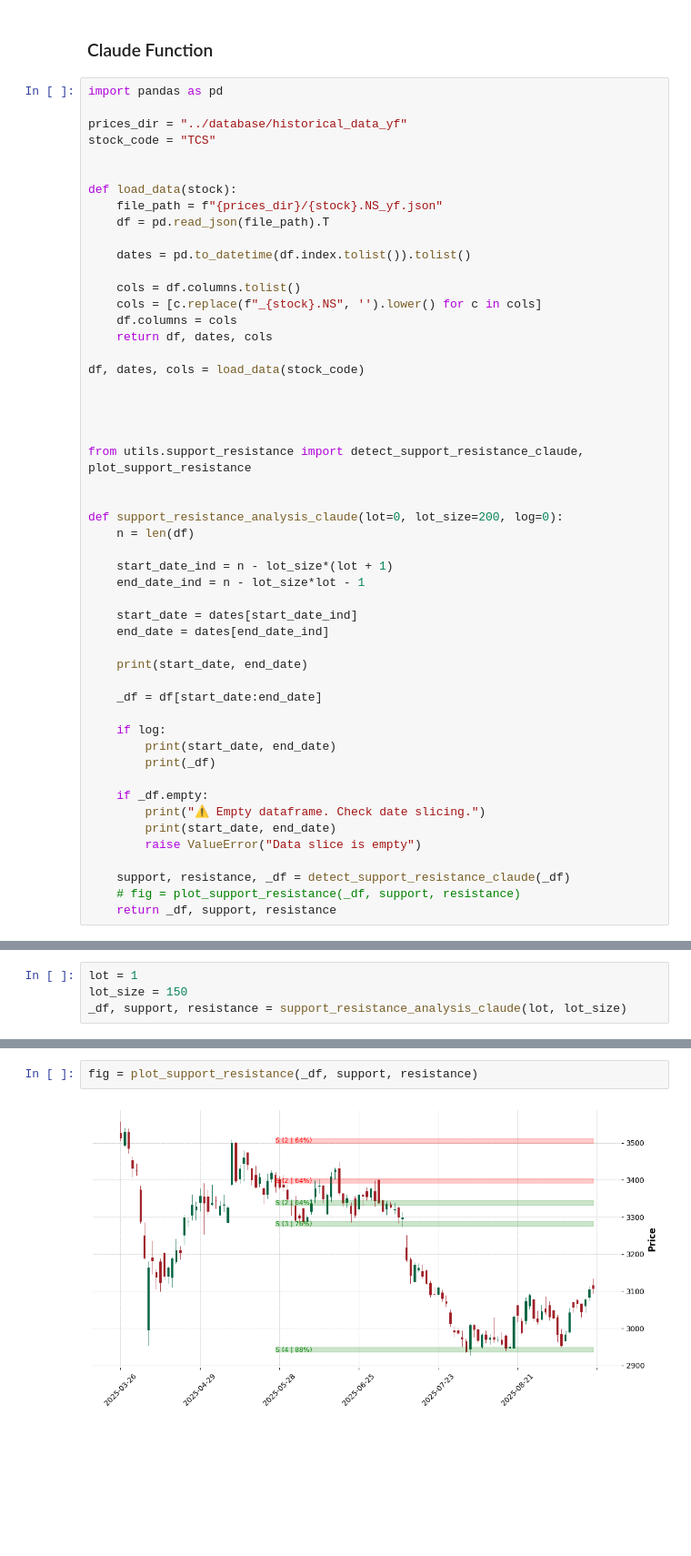
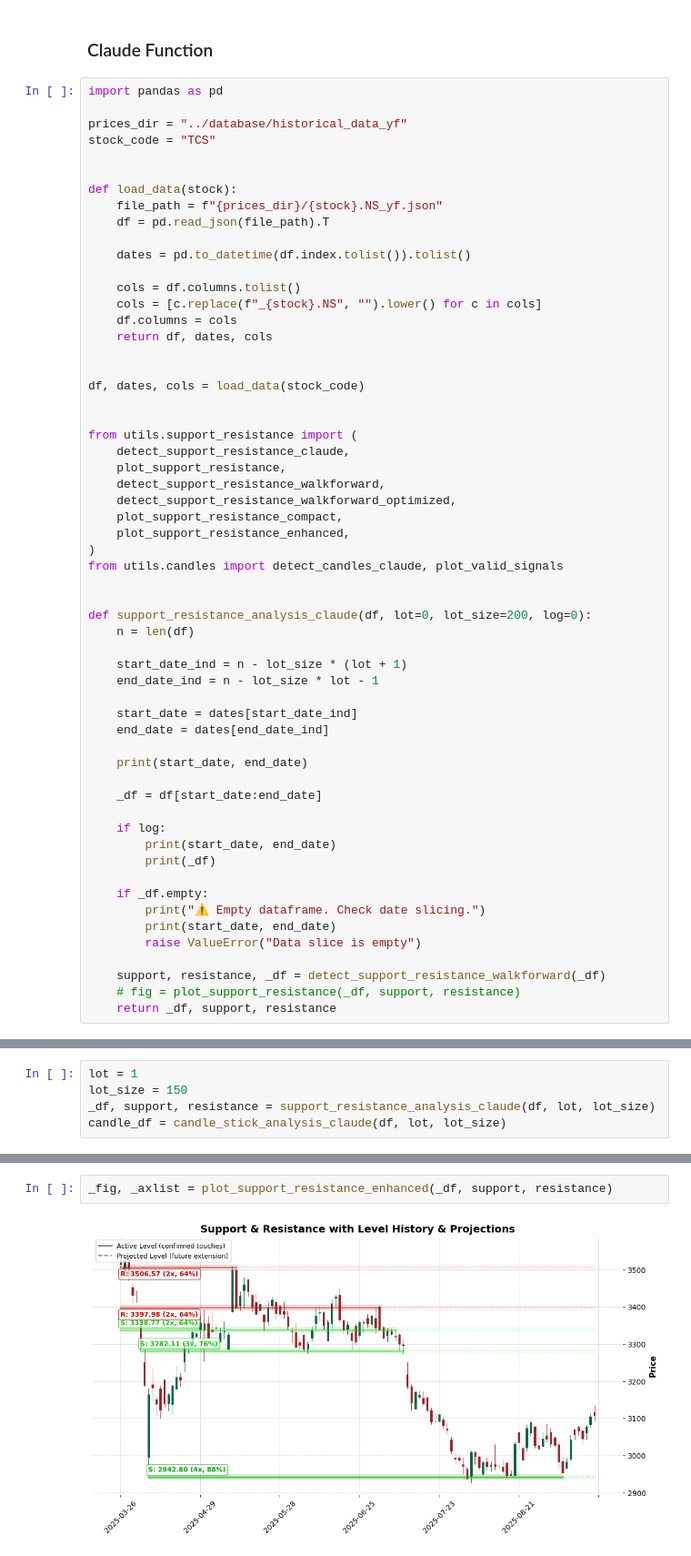
Before and after one commit to iamtatha/BruteQuantLabs, a Jupyter notebook: analysis_scripts/support_resistance.ipynb, the cells around one changed output, grey strips where cells are left out. Shown at 91% size. Cells and saved outputs as stored; diff of their text form; blank space fills up the shorter version.

```diff
--- a/analysis_scripts/support_resistance.ipynb
+++ b/analysis_scripts/support_resistance.ipynb
@@ -79,23 +78,30 @@ def load_data(stock):
     dates = pd.to_datetime(df.index.tolist()).tolist()
 
     cols = df.columns.tolist()
-    cols = [c.replace(f"_{stock}.NS", '').lower() for c in cols]
+    cols = [c.replace(f"_{stock}.NS", "").lower() for c in cols]
     df.columns = cols
     return df, dates, cols
+
 
 df, dates, cols = load_data(stock_code)
 
 
+from utils.support_resistance import (
+    detect_support_resistance_claude,
+    plot_support_resistance,
+    detect_support_resistance_walkforward,
+    detect_support_resistance_walkforward_optimized,
+    plot_support_resistance_compact,
+    plot_support_resistance_enhanced,
+)
+from utils.candles import detect_candles_claude, plot_valid_signals
 
 
-from utils.support_resistance import detect_support_resistance_claude, plot_support_resistance
-
-
-def support_resistance_analysis_claude(lot=0, lot_size=200, log=0):
+def support_resistance_analysis_claude(df, lot=0, lot_size=200, log=0):
     n = len(df)
 
-    start_date_ind = n - lot_size*(lot + 1)
-    end_date_ind = n - lot_size*lot - 1
+    start_date_ind = n - lot_size * (lot + 1)
+    end_date_ind = n - lot_size * lot - 1
 
     start_date = dates[start_date_ind]
     end_date = dates[end_date_ind]
@@ -113,6 +119,6 @@ def support_resistance_analysis_claude(lot=0, lot_size=200, log=0):
         print(start_date, end_date)
         raise ValueError("Data slice is empty")
 
-    support, resistance, _df = detect_support_resistance_claude(_df)
+    support, resistance, _df = detect_support_resistance_walkforward(_df)
     # fig = plot_support_resistance(_df, support, resistance)
     return _df, support, resistance
@@ -119,6 +150,7 @@ def support_resistance_analysis_claude(lot=0, lot_size=200, log=0):
 # %%
 lot = 1
 lot_size = 150
-_df, support, resistance = support_resistance_analysis_claude(lot, lot_size)
+_df, support, resistance = support_resistance_analysis_claude(df, lot, lot_size)
+candle_df = candle_stick_analysis_claude(df, lot, lot_size)
 # %% [output]
 2025-02-10 00:00:00 2025-09-18 00:00:00
@@ -125,4 +162,4 @@ _df, support, resistance = support_resistance_analysis_claude(lot, lot_size)
 # %%
-fig = plot_support_resistance(_df, support, resistance)
+_fig, _axlist = plot_support_resistance_enhanced(_df, support, resistance)
 # %% [output]
-[figure, old version]
+[figure, new version]
```
Also changed, not shown: parts of 9 cells of this notebook, 24 other files.
